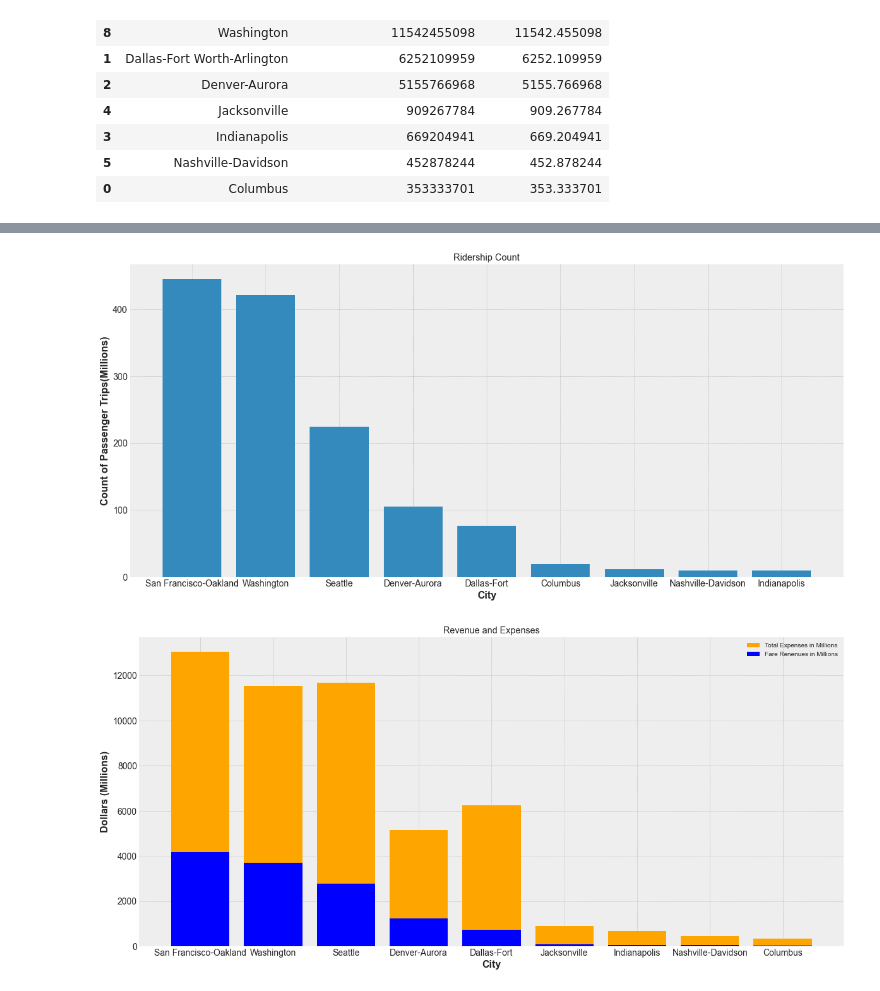
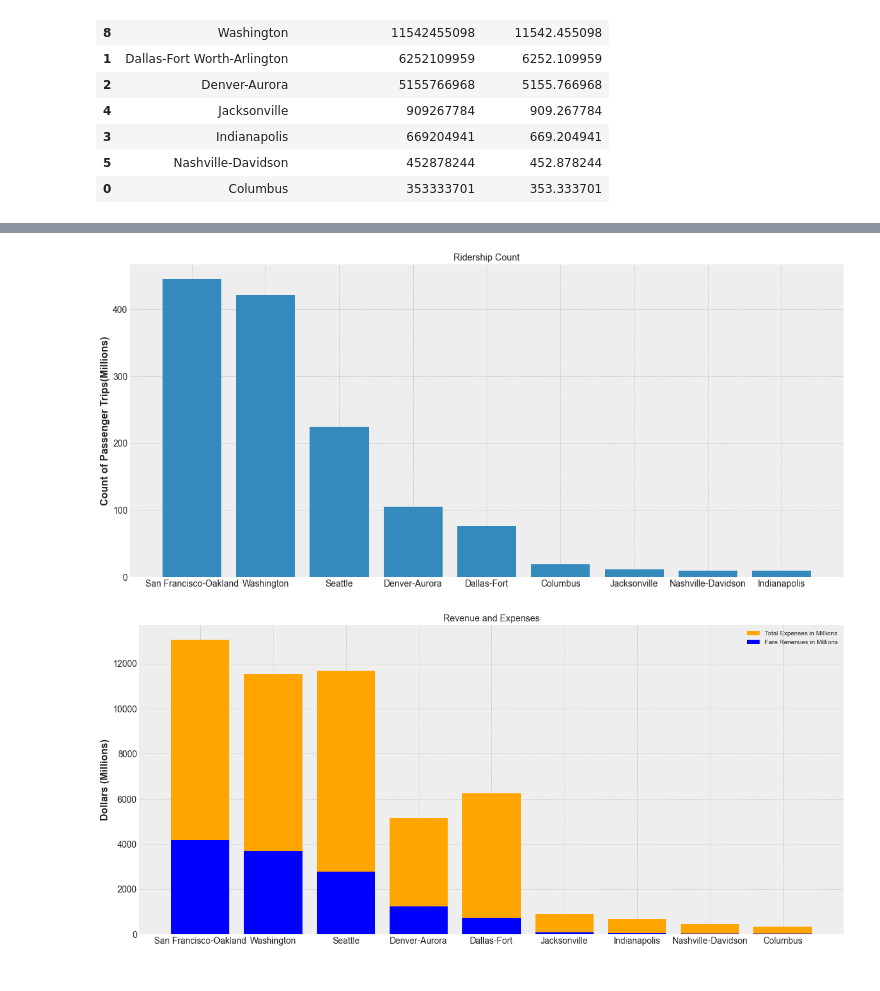
Before and after one commit to tye642/nashville_public_transportation, a Jupyter notebook: notebook/public_transportation_analysis.ipynb, the cells around one changed output, grey strips where cells are left out. Saved outputs shown, nothing was run; the diff lists cells and outputs as text; code cells hidden in the pictures.

```diff
--- a/notebook/public_transportation_analysis.ipynb
+++ b/notebook/public_transportation_analysis.ipynb
@@ -1212,37 +1212,37 @@ plt.bar(
     s['Count in Millions']
 )
 
-plt.xlabel("City", fontsize=16, fontweight='bold')
+
 plt.ylabel("Count of Passenger Trips(Millions)", fontsize=16, fontweight='bold')
 plt.xticks(fontsize=14)
 plt.yticks(fontsize=14)
 plt.title('Ridership Count');
 # %% [output]
-[figure, old version]
+[figure, new version]
 # %%
 plt.style.use('bmh')
 plt.figure(figsize=(20, 9))
 
 plt.bar(
     ffe['City'],
     ffe['Expenses in Millions'],
     label = 'Total Expenses in Millions',
     color = 'orange'
 )
 
 plt.bar(
     ffe['City'],
     ffe['Renenues in Millions'],
     label = 'Fare Renenues in Millions',
     color = 'blue'
 )
 
-plt.xlabel("City", fontsize=16, fontweight='bold')
+
 plt.ylabel("Dollars (Millions)", fontsize=16, fontweight='bold')
 plt.xticks(fontsize=14)
 plt.yticks(fontsize=14)
 plt.legend()
 plt.title('Revenue and Expenses');
 # %% [output]
-[figure, old version]
+[figure, new version]
 # %%
```
Also changed, not shown: parts of 12 cells of this notebook, 24 other files.
